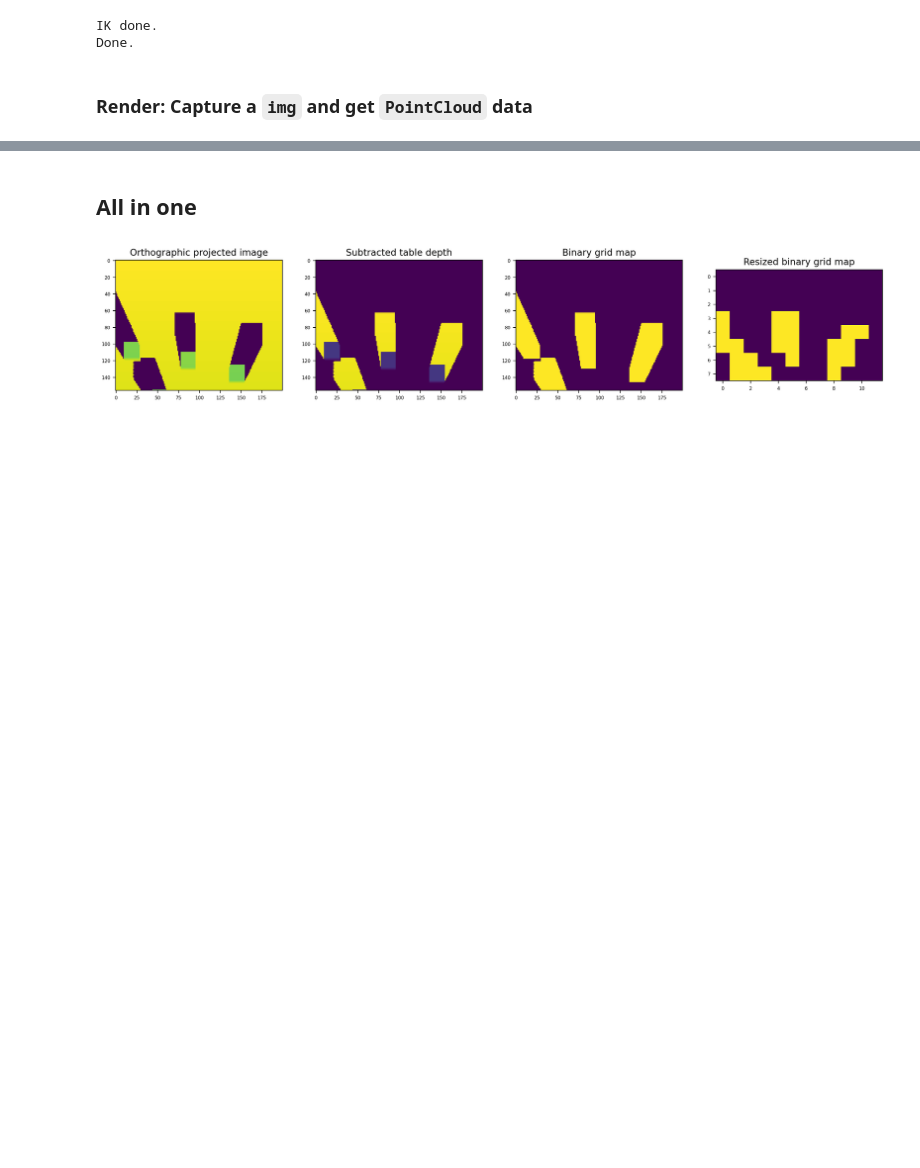
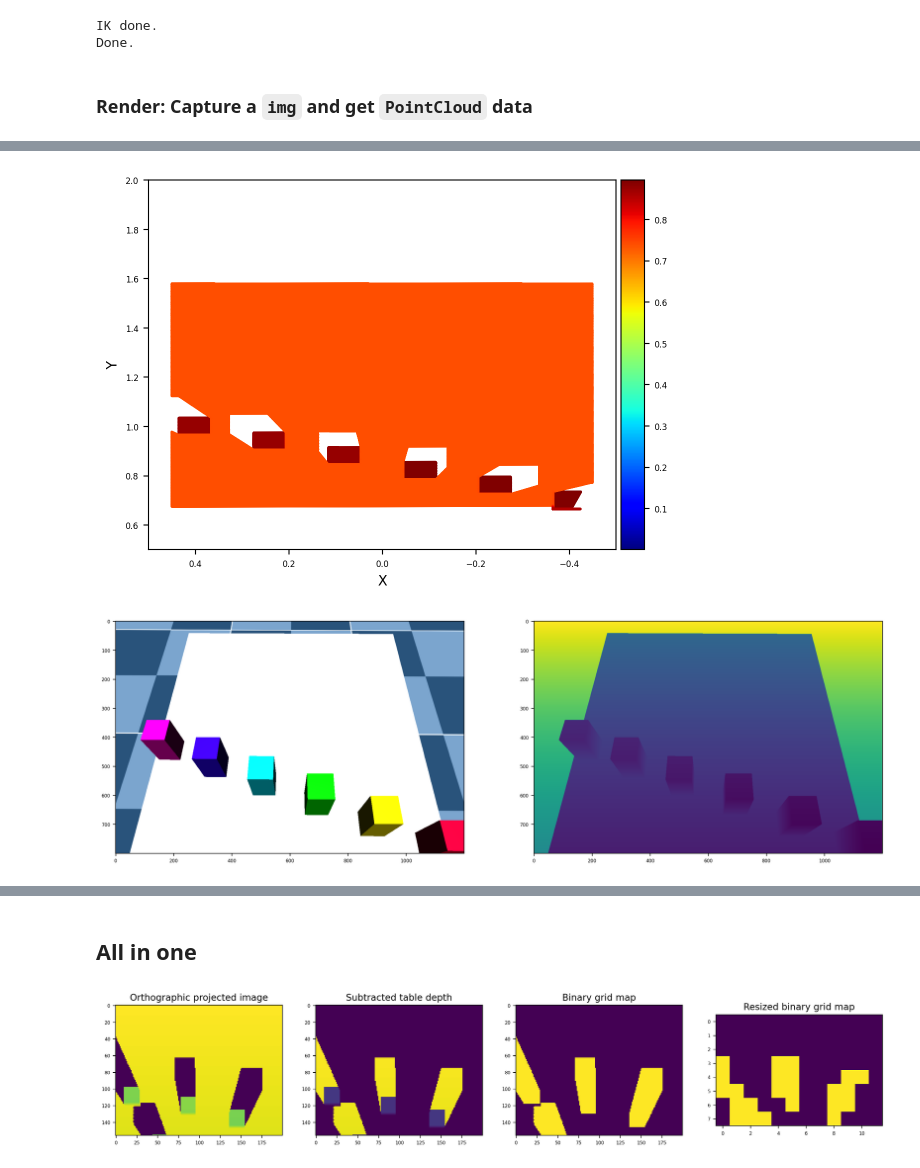
Before and after one commit to joonhyung-lee/mujoco-nonprehensile, a Jupyter notebook: code/demo_orthographic.ipynb, the cells around one changed output, grey strips where cells are left out. Cells and saved outputs as stored; diff of their text form; code cells hidden in the pictures; blank space fills up the shorter version.

```diff
--- a/code/demo_orthographic.ipynb
+++ b/code/demo_orthographic.ipynb
@@ -225,3 +226,30 @@ plt.show()
+# %%
+from mpl_toolkits.axes_grid1 import make_axes_locatable
+
+fig, ax = plt.subplots()
+im = ax.scatter(pcd[:, 1], pcd[:, 0], pcd[:, 2], c=pcd[:, 2], cmap='jet')
+divider = make_axes_locatable(ax)
+cax = divider.append_axes('right', size='5%', pad=0.05)
+
+ax.set_xlabel('X')
+ax.set_ylabel('Y')
+ax.set_xlim(-0.5, 0.5)
+ax.set_ylim(0.5, 2.0)
+ax.invert_xaxis()
+fig.colorbar(im, cax=cax, orientation='vertical')
+# plt.gca().invert_xaxis()
+# plt.title('Perspective Projection - XY Plane')
+plt.show()
+
+plt.figure(figsize=(18,10))
+plt.subplot(1,2,1)
+plt.imshow(rgb_img)
+plt.subplot(1,2,2)
+plt.imshow(depth_img)
+plt.show()
+# %% [output]
+[figure, added]
+[figure, added]
 # %%
 import matplotlib.pyplot as plt
 import numpy as np
```
Also changed, not shown: parts of 7 cells of this notebook.
